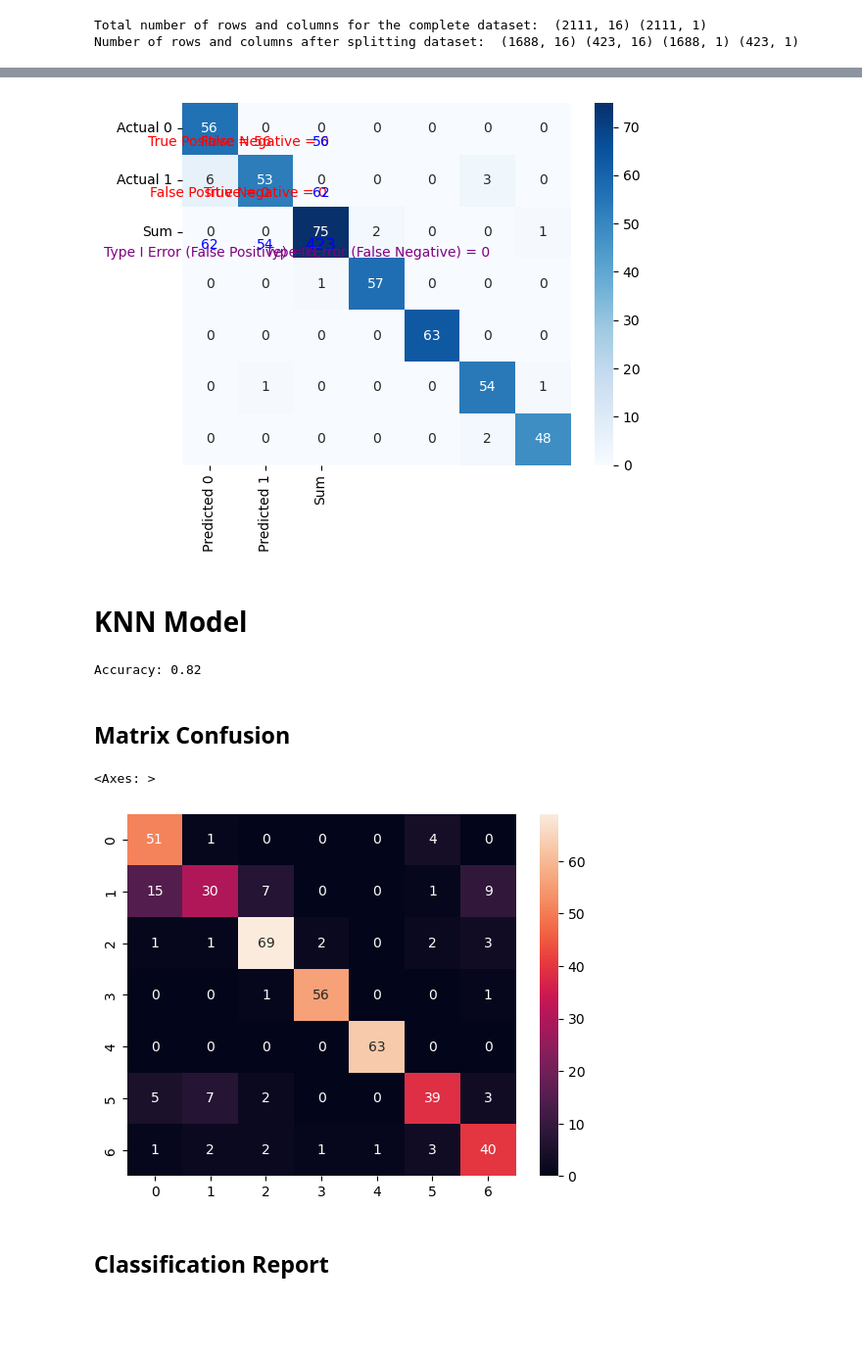
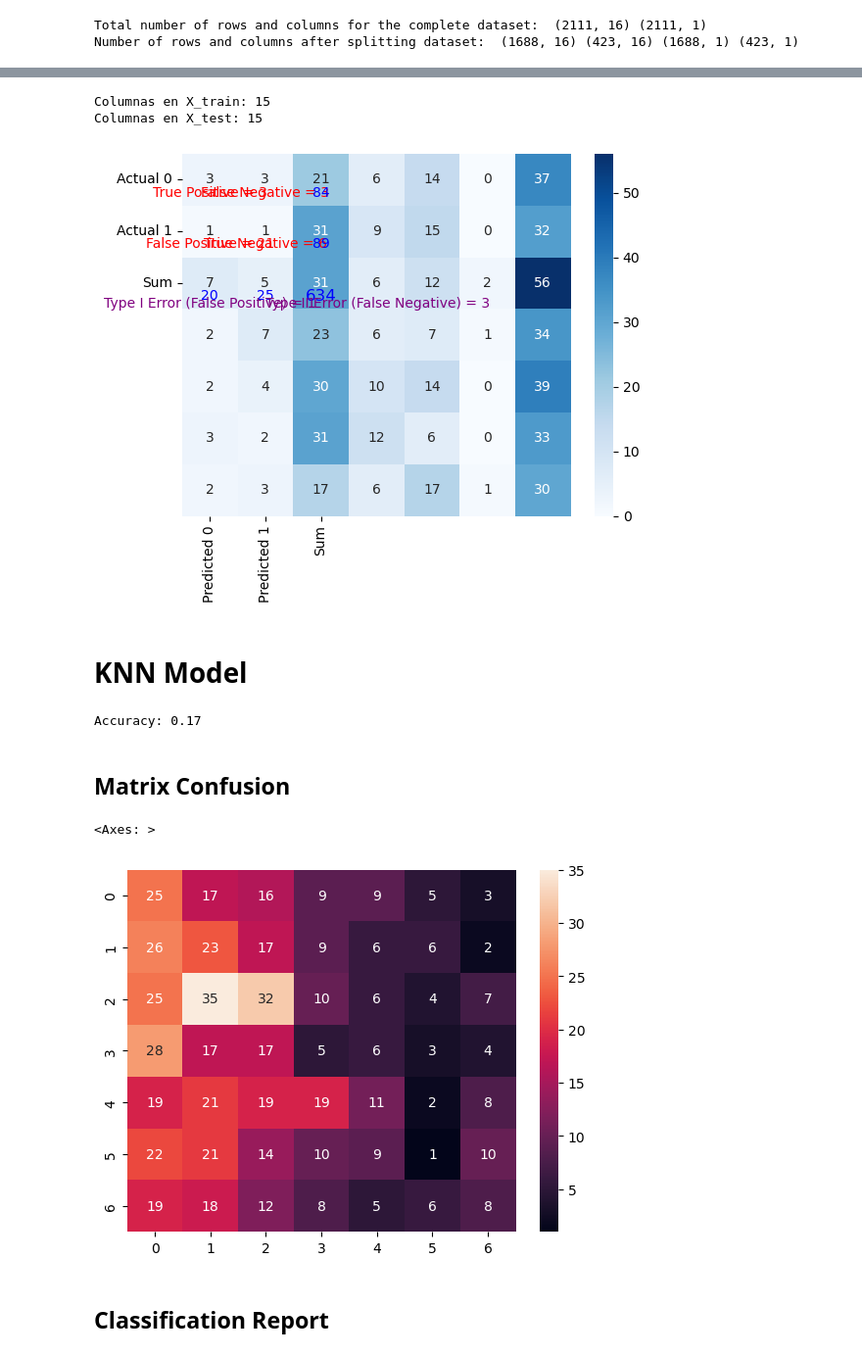
Before and after one commit to 2026362-Silvia/Machine-Learning, a Jupyter notebook: SilviaSolanoMarchini_1st_assessment_ML.ipynb, the cells around one changed output, grey strips where cells are left out. Shown at 98% size. Cells and saved outputs as stored; diff of their text form; code cells hidden in the pictures; blank space fills up the shorter version.

Commit message:
correction of error, made models and more corrections

```diff
--- a/SilviaSolanoMarchini_1st_assessment_ML.ipynb
+++ b/SilviaSolanoMarchini_1st_assessment_ML.ipynb
@@ -439 +427,13 @@ Number of rows and columns after splitting dataset:  (1688, 16) (423, 16) (1688,
+# %%
+#Split data
+X_train, X_test, y_train, y_test = train_test_split(X, y, test_size=0.3, random_state=42)
+
+# Create an initialise an object sc by calling a method StandardScaler()
+sc = StandardScaler()
+
+# Train the model by calling a method fit_transform
+X_train_scaled = scaler.fit_transform(X_train)
+
+# Store the transformed data into X_test
+X_test_scaled = scaler.transform(X_test)
 # %% [markdown]
@@ -441,11 +441,20 @@ Number of rows and columns after splitting dataset:  (1688, 16) (423, 16) (1688,
+# %%
+# Create SVC
+cls_svc = SVC(kernel='rbf', C=1.0, random_state=42)
+
+# Training with X_train_scaled
+cls_svc.fit(X_train_scaled, y_train)
+
+# Predictive with X_test_scaled
+y_predict = cls_svc.predict(X_test_scaled)
 # %%
 # Create a classifier
-cls_svm = svm.SVC(kernel = "linear")    # Press shift + tab key simultaneoulsy to get the help for the function or method SVC
+cls_svc = SVC(kernel = "linear")    # Press shift + tab key simultaneoulsy to get the help for the function or method SVC
 
 # Train the model
-cls_svm.fit(X_train, y_train)
+cls_svc.fit(X_train_scaled, y_train)
 
 # Predict the response
-y_pred = cls_svm.predict(X_test)
+y_pred_svc = cls_svc.predict(X_test_scaled)
 # %%
 # accuracy
@@ -551,6 +560,12 @@ plt.show()
+# %%
+print("Columnas en X_train:", X_train_scaled.shape[1])
+print("Columnas en X_test:", X_test_scaled.shape[1])
+# %% [output]
+Columnas en X_train: 15
+Columnas en X_test: 15
 # %%
 # Call a method predict by using an object classifier 'cls_svm'
-y_predict = cls_svm.predict(X_test)
+y_predict = cls_svc.predict(X_test_scaled)
 
 # Calculate cm by calling a method named as 'confusion_matrix'
 cm = confusion_matrix(y_test, y_predict)
@@ -580,37 +595,37 @@ plt.text(1.5, 2.9, f"Type II Error (False Negative) = {cm[0, 1]}", color='purple
 # Show the plot
 plt.show()
 # %% [output]
-[figure, old version]
+[figure, new version]
 # %% [markdown]
 # KNN Model
 # %%
 # Create KNN Classifier
-kNN = KNeighborsClassifier(n_neighbors = 3)
+col_kNN = KNeighborsClassifier(n_neighbors = 3)
 
 # Train the model using the training sets
-kNN.fit(X_train, y_train)
+col_kNN.fit(X_train_scaled, y_train)
 
 # Predict the response for test dataset
-y_pred = kNN.predict(X_test)
+y_pred_knn = col_kNN.predict(X_test_scaled)
 # %%
 # Model Accuracy, how often is the classifier correct?
-print( "Accuracy: {:.2f}".format(metrics.accuracy_score(y_test, y_pred)) )
+print( "Accuracy: {:.2f}".format(metrics.accuracy_score(y_test, y_pred_knn)) )
 # %% [output]
-Accuracy: 0.82
+Accuracy: 0.17
 # %% [markdown]
 ## Matrix Confusion
 # %%
 # Call a method predict by using an object classifier 'cls_svm'
-y_predict = kNN.predict(X_test)
+y_predict = col_kNN.predict(X_test_scaled)
 
 # Calculate cm by calling a method named as 'confusion_matrix'
 cm = confusion_matrix(y_test, y_predict)
 
 # Call a method heatmap() to plot confusion matrix
 sns.heatmap(cm, annot = True)
 # %% [output]
 <Axes: >
-[figure, old version]
+[figure, new version]
 # %% [markdown]
 ## Classification Report
 # %%
```
Also changed, not shown: parts of 31 cells of this notebook.
